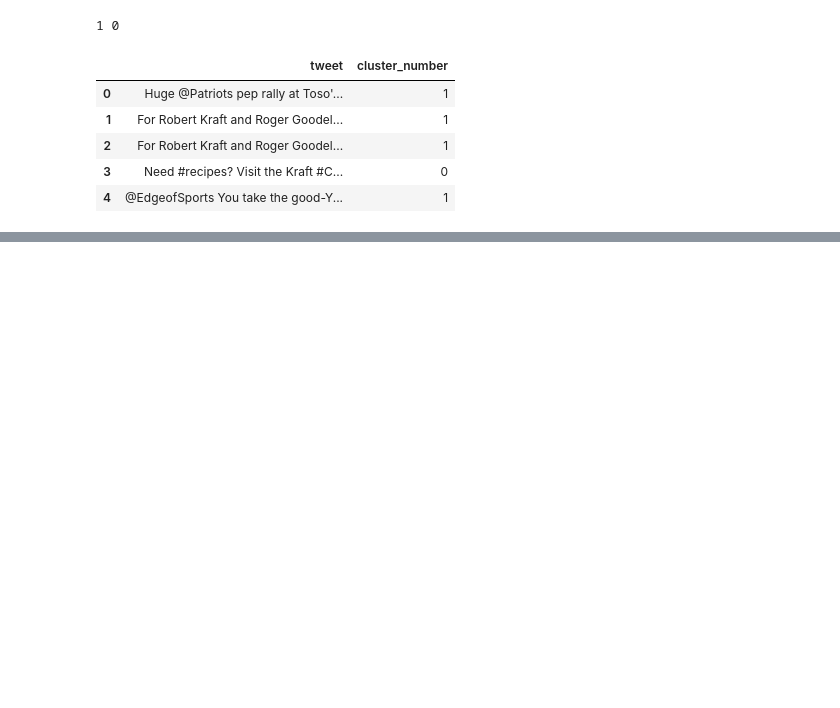
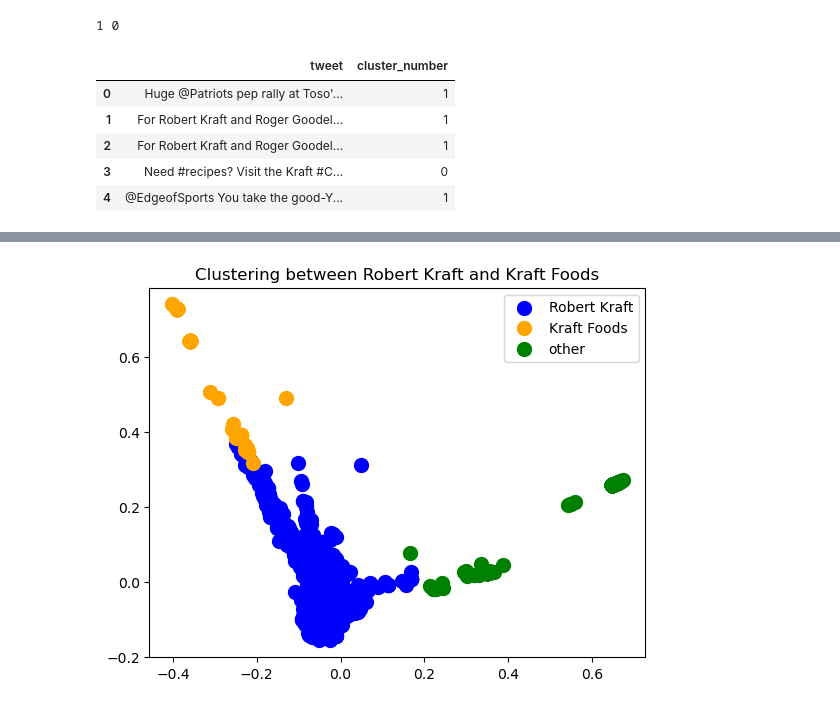
Before and after one commit to matthewjchin/krafttweetsanalysis, a Jupyter notebook: final_project.ipynb, the cells around one changed output, grey strips where cells are left out. Cells and saved outputs as stored; diff of their text form; code cells hidden in the pictures; blank space fills up the shorter version.

```diff
--- a/final_project.ipynb
+++ b/final_project.ipynb
@@ -380,0 +371,11 @@ plt.show()
+# %%
+colors = ['blue', 'orange', 'green']
+categories = ['Robert Kraft', 'Kraft Foods', 'other']
+for i in range(count_clusters):
+    plt.scatter(model_res[kmeans.labels_ == i, 0],
+                model_res[kmeans.labels_ == i, 1], s=100, color=colors[i])
+plt.legend(categories)
+plt.title("Clustering between Robert Kraft and Kraft Foods")
+plt.show()
+# %% [output]
+[figure, added]
```
Also changed, not shown: parts of 6 cells of this notebook.
